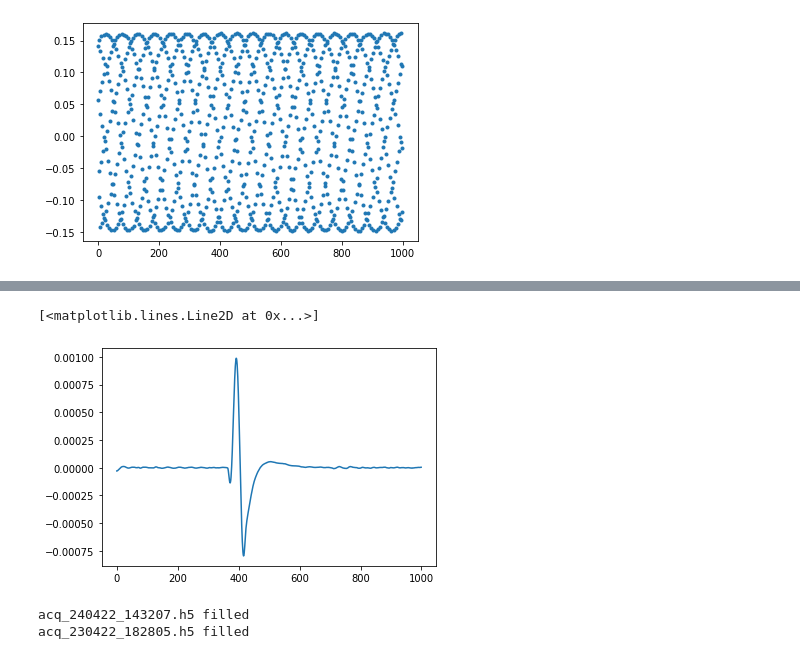
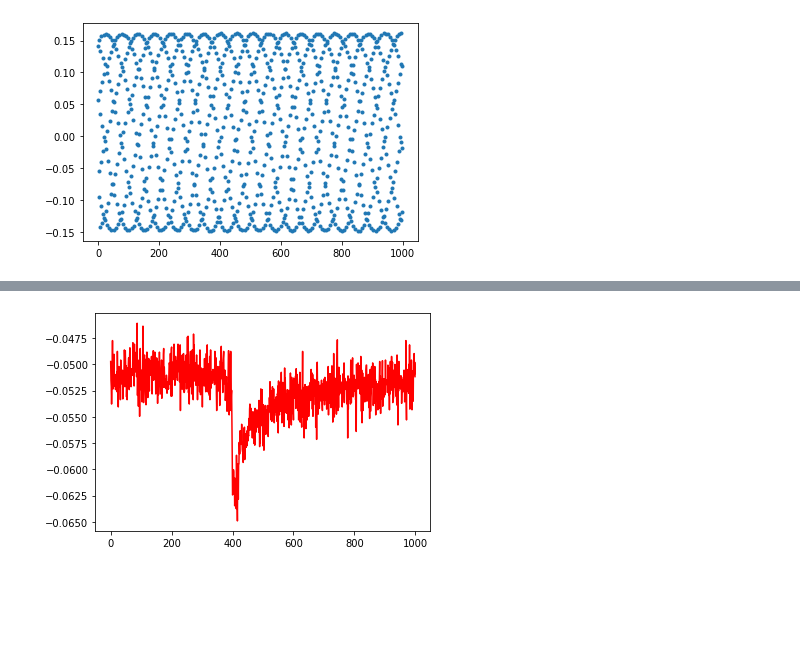
Before and after one commit to biqute/QTLab2122, a Jupyter notebook: SingleIRsource/scripts/analysis.ipynb, the cells around one changed output, grey strips where cells are left out. Saved outputs shown, nothing was run; the diff lists cells and outputs as text; code cells hidden in the pictures; blank space fills up the shorter version.

```diff
--- a/SingleIRsource/scripts/analysis.ipynb
+++ b/SingleIRsource/scripts/analysis.ipynb
@@ -204,0 +155,6 @@ plot_hdf5(file, i = 64)
+# %%
+#upload data
+path  = '../data/raw/edge_acq/'
+file = 'acq_060522_174423.h5' #os.listdir(path)
+
+I1, Q1, t1, I2, Q2, t2 = get_hdf5_time(path + file)
@@ -204,0 +168,9 @@ plot_hdf5(file, i = 64)
+# %%
+# apply the trigger and plot results
+# a histogram of the signals start indexes
+indexes = np.array(derivative_trigger_matrix(Q1, window_ma=9, wl=60, poly=4, polarity=-1))
+#indexes.sort()
+plt.hist(indexes, bins = 20)
+plt.show()
+nn = np.argmin(np.array(indexes))
+mm = np.argmax(np.array(indexes))
@@ -204,0 +204,20 @@ plot_hdf5(file, i = 64)
+# %%
+# if a signal has a strange behavior, check here what happened
+ii = mm #mm
+weights = np.full((1, window_ma), 1/window_ma)
+moving_averages = convolve([Q1[ii]], weights, mode='mirror')
+first_derivative = np.gradient(moving_averages[0])
+std = np.std(first_derivative[0:100]) #100 will become a function of length and pos_ref in PXIe
+index_min = first_derivative.argmin()
+print(index_min)
+rise_points = 0
+
+while first_derivative[index_min - rise_points] < -std:
+    rise_points += 1
+
+print(index_min - rise_points)
+
+plt.plot(Q1[ii], color = 'orange')
+plt.plot(moving_averages[0], color='r')
+plt.xlim(380,420)
+plt.show()
@@ -205,36 +228,7 @@ plot_hdf5(file, i = 64)
 # %%
-plt.plot(savgol_filter(I[-20], window_length=60, polyorder=4, deriv=2, delta=1, mode='mirror'))
+plt.plot(Q1[ii], color='r')
+#plt.plot(savgol_filter(Q1[ii], window_length=60, polyorder=4, deriv=0, delta=1, mode='mirror'), color='dodgerblue')
+#plt.xlim(480,520)
+plt.show()
 # %% [output]
-[<matplotlib.lines.Line2D at 0x...>]
-[figure, old version]
+[figure, new version]
-# %%
-import numpy as np
-import os
-import h5py
-
-i_matrix_ch0 = np.random.rand(20,1000)*10
-q_matrix_ch0 = np.random.rand(20,1000)*10
-t = np.linspace(0,19,20)
-import os
-import h5py
-#freq = 5.8
-path_to_mixer = '../data/raw/edge_acq/'
-files = os.listdir(path_to_mixer)
-#diff = 1e10
-#the_chosen_one = None
-for file in files:
-    if 'config' in file:
-        continue
-    else:
-        with h5py.File(file, 'w') as hdf:
-            #print(list(hdf.keys())[0])
-            hdf.create_dataset('i_signal_ch0', data=i_matrix_ch0, compression='gzip', compression_opts=9)
-            hdf.create_dataset('q_signal_ch0', data=q_matrix_ch0, compression='gzip', compression_opts=9)
-            hdf.create_dataset('i_signal_ch1', data=i_matrix_ch0*2, compression='gzip', compression_opts=9)
-            hdf.create_dataset('q_signal_ch1', data=q_matrix_ch0*3, compression='gzip', compression_opts=9)
-            hdf.create_dataset('timestamp_ch0', data=t, compression='gzip', compression_opts=9)
-            hdf.create_dataset('timestamp_ch1', data=t, compression='gzip', compression_opts=9)
-            print(file, 'filled')
-# %% [output]
-acq_240422_143207.h5 filled
-acq_230422_182805.h5 filled
```
Also changed, not shown: parts of 43 cells of this notebook, 10 other files.
